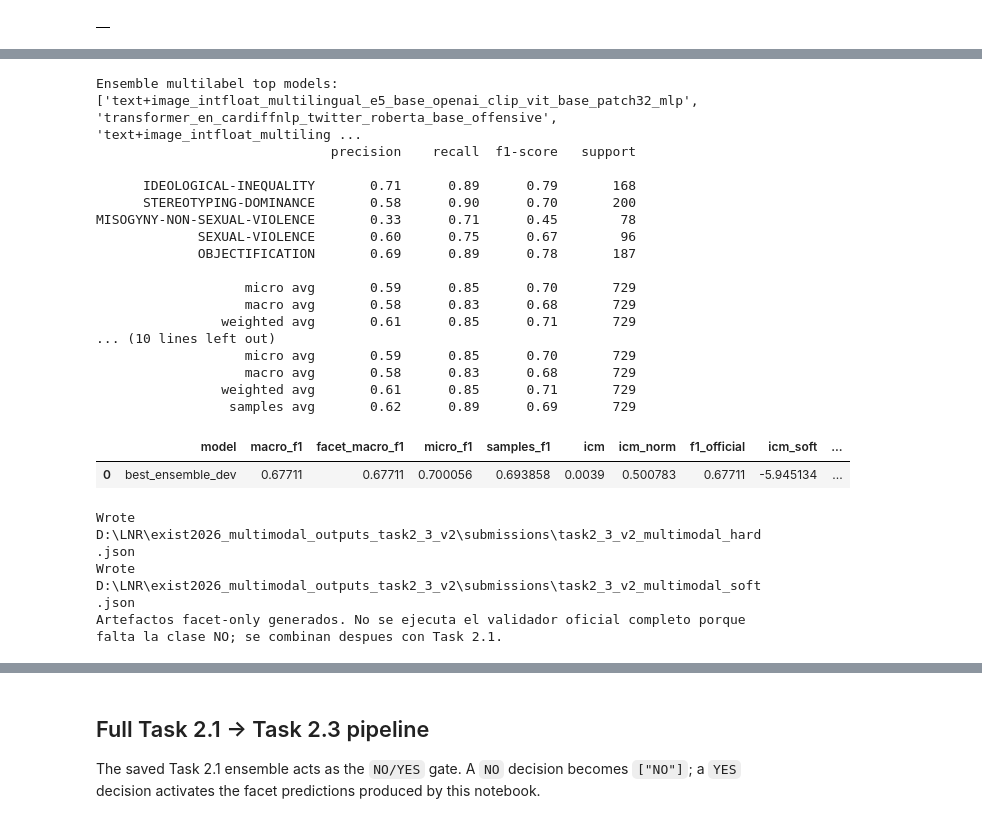
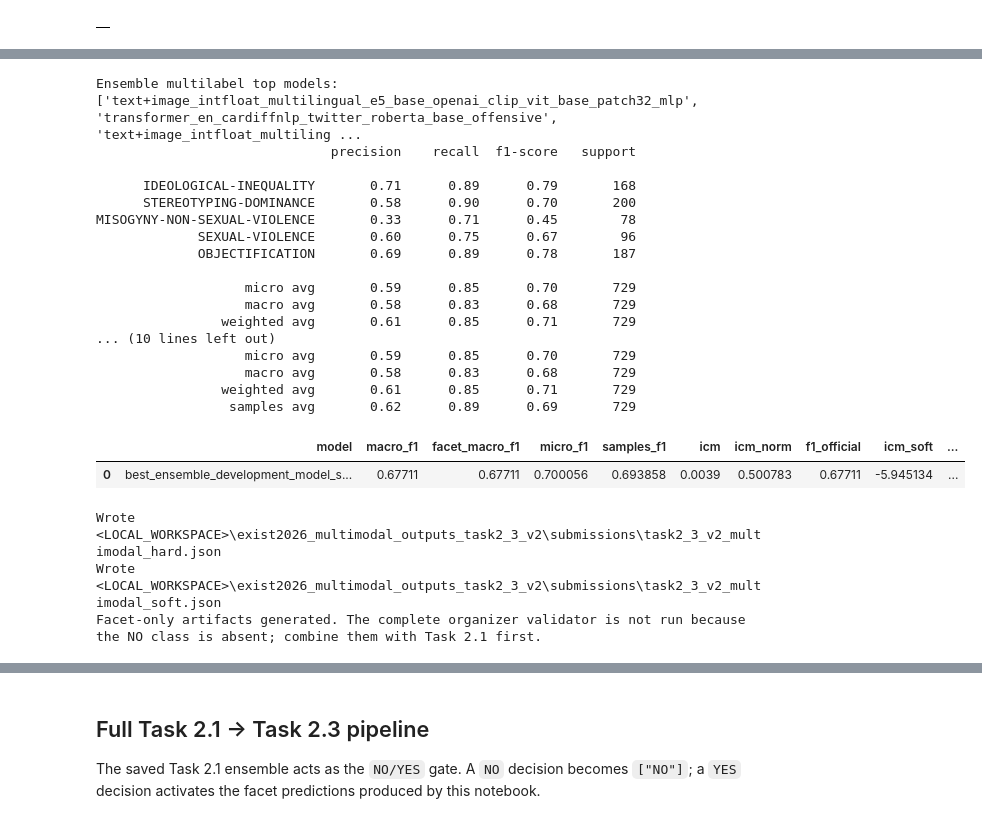
Before and after one commit to luistrge/exist-2026-multimodal-sexism, a Jupyter notebook: notebooks/04_task23_sexism_facets.ipynb, the cells around one changed output, grey strips where cells are left out. Drawn from its saved outputs; the diff is of its cells as text; code cells hidden in the pictures.

```diff
--- a/notebooks/04_task23_sexism_facets.ipynb
+++ b/notebooks/04_task23_sexism_facets.ipynb
@@ -133,7 +135,7 @@ for _cache_path in [
 ]:
     _cache_path.mkdir(parents=True, exist_ok=True)
 
-# Forzamos, no usamos setdefault: si el kernel hereda C:\Users\adria\.cache, lo sobreescribimos.
+# Override inherited cache paths so every artifact stays under OUTPUT_DIR.
 os.environ["HF_HOME"] = str(HF_HOME)
 os.environ["HF_HUB_CACHE"] = str(HF_HUB_CACHE)
 os.environ["HUGGINGFACE_HUB_CACHE"] = str(HF_HUB_CACHE)
@@ -340,33 +342,18 @@ DATA_ROOT_CANDIDATES = [
     WORKSPACE_ROOT / "EXIST 2026 Dataset V0.2" / "EXIST 2026 Memes Dataset",
     PROJECT_ROOT / "EXIST 2026 Memes Dataset",
     PROJECT_ROOT / "EXIST_2026_Memes_Dataset",
-    WORKSPACE_ROOT / "EXIST2026_memes" / "EXIST 2026 Memes Dataset",
-    WORKSPACE_ROOT / "EXIST2026_memes" / "EXIST_2026_Memes_Dataset",
     WORKSPACE_ROOT / "EXIST 2026 Memes Dataset",
     WORKSPACE_ROOT / "EXIST_2026_Memes_Dataset",
-    WORKSPACE_ROOT / "EXIST2026_final_project" / "EXIST2026_memes" / "EXIST 2026 Memes Dataset",
-    WORKSPACE_ROOT / "EXIST2026_final_project" / "EXIST2026_memes" / "EXIST_2026_Memes_Dataset",
-    Path("/content/drive/MyDrive/LNR/EXIST_2026_Memes_Dataset"),
-    Path("/content/drive/MyDrive/LNR/EXIST 2026 Memes Dataset"),
 ]
 
 GOLD_ROOT_CANDIDATES = [
     WORKSPACE_ROOT / "EXIST 2026 Dataset V0.2" / "evaluation" / "golds",
     PROJECT_ROOT / "evaluation" / "golds",
-    WORKSPACE_ROOT / "EXIST2026_memes" / "evaluation" / "golds",
     WORKSPACE_ROOT / "evaluation" / "golds",
-    WORKSPACE_ROOT / "EXIST2026_final_project" / "EXIST2026_memes" / "evaluation" / "golds",
-    Path("/content/drive/MyDrive/LNR/evaluation/golds"),
-    Path("/content/drive/MyDrive/LNR/EXIST2026_memes/evaluation/golds"),
-    Path("/content/drive/MyDrive/LNR/EXIST_2026_Memes_Dataset/evaluation/golds"),
 ]
 
 VALIDATOR_CANDIDATES = [
     WORKSPACE_ROOT / "EXIST 2026 Dataset V0.2" / "evaluation" / "exist2025_format_val_V0.2.py",
     PROJECT_ROOT / "evaluation" / "exist2025_format_val_V0.2.py",
-    WORKSPACE_ROOT / "EXIST2026_memes" / "evaluation" / "exist2025_format_val_V0.2.py",
     WORKSPACE_ROOT / "evaluation" / "exist2025_format_val_V0.2.py",
-    WORKSPACE_ROOT / "EXIST2026_final_project" / "EXIST2026_memes" / "evaluation" / "exist2025_format_val_V0.2.py",
-    Path("/content/drive/MyDrive/LNR/evaluation/exist2025_format_val_V0.2.py"),
-    Path("/content/drive/MyDrive/LNR/EXIST2026_memes/evaluation/exist2025_format_val_V0.2.py"),
 ]
@@ -591,11 +565,7 @@ def resolve_image_path(row, split_name):
         PROJECT_ROOT / "EXIST 2026 Memes Dataset" / split_dir / "memes",
         PROJECT_ROOT / "EXIST_2026_Memes_Dataset" / split_dir,
         PROJECT_ROOT / "EXIST_2026_Memes_Dataset" / split_dir / "memes",
-        WORKSPACE_ROOT / "EXIST2026_memes" / "EXIST 2026 Memes Dataset" / split_dir,
-        WORKSPACE_ROOT / "EXIST2026_memes" / "EXIST 2026 Memes Dataset" / split_dir / "memes",
         WORKSPACE_ROOT,
-        Path("/content/drive/MyDrive/LNR/EXIST_2026_Memes_Dataset") / split_dir,
-        Path("/content/drive/MyDrive/LNR/EXIST 2026 Memes Dataset") / split_dir,
     ]
     candidates = []
     path_memes = str(row.get("path_memes") or "")
@@ -697,9 +667,10 @@ GOLD_ROOT = find_gold_root()
 def load_gold_map(task_id, kind):
     if GOLD_ROOT is None:
         return {}
-    path = GOLD_ROOT / f"EXIST2025_training_task{task_id}_gold_{kind}.json"
-    if not path.exists():
+    matches = sorted(GOLD_ROOT.glob(f"*training_task{task_id}_gold_{kind}.json"))
+    if len(matches) != 1:
         return {}
+    path = matches[0]
     with open(path, encoding="utf-8") as f:
         records = json.load(f)
     return {str(rec["id"]): rec["value"] for rec in records}
@@ -2288,7 +2245,7 @@ if final_test_scores is None:
 
 print(final_metrics["report"])
 final_summary = pd.DataFrame([{
-    "model": "best_ensemble_dev",
+    "model": "best_ensemble_development_model_selection",
     "macro_f1": final_metrics["macro_f1"],
     "facet_macro_f1": final_metrics["facet_macro_f1"],
     "micro_f1": final_metrics["micro_f1"],
@@ -2299,7 +2256,7 @@ display(final_summary)
 final_summary.to_csv(OUTPUT_DIR / "task2_3_v2_final_dev_metrics.csv", index=False)
 save_score_artifact(OUTPUT_PREFIX, "final_selected_model", final_dev_scores, final_test_scores, thresholds=final_metrics["thresholds"], metadata={"kind": "final_selected"})
 hard_path, soft_path = export_multilabel_submission(final_test_scores, final_metrics, LABEL_NAMES, TASK_VARIANT_ID, OUTPUT_PREFIX)
-print("Artefactos facet-only generados. No se ejecuta el validador oficial completo porque falta la clase NO; se combinan despues con Task 2.1.")
+print("Facet-only artifacts generated. The complete organizer validator is not run because the NO class is absent; combine them with Task 2.1 first.")
 # %% [output]
 |  | model | modality | macro_f1 | facet_macro_f1 | micro_f1 | coverage | icm | icm_norm | f1_official | ... |
 | 0 | text+image_intfloat_multilingual_... | text+image | 0.654816 | 0.654816 | 0.675124 | 1.000000 | -0.362023 | 0.427357 | 0.654816 | ... |
@@ -2309,37 +2266,37 @@ print("Artefactos facet-only generados. No se ejecuta el validador oficial compl
 | 4 | text_intfloat_multilingual_e5_bas... | text | 0.646633 | 0.646633 | 0.665928 | 1.000000 | -0.446575 | 0.410391 | 0.646633 | ... |
 | 5 | text+image_intfloat_multilingual_... | text+image | 0.646404 | 0.646404 | 0.684332 | 1.000000 | -0.158693 | 0.468157 | 0.646404 | ... |
 | 6 | text+image_intfloat_multilingual_... | text+image | 0.643321 | 0.643321 | 0.668845 | 1.000000 | -0.332130 | 0.433355 | 0.643321 | ... |
 | 7 | text_intfloat_multilingual_e5_bas... | text | 0.639465 | 0.639465 | 0.651187 | 1.000000 | -0.652563 | 0.369057 | 0.639465 | ... |
 | 8 | text_intfloat_multilingual_e5_bas... | text | 0.637837 | 0.637837 | 0.668860 | 1.000000 | -0.393244 | 0.421092 | 0.637837 | ... |
 | 9 | text+image_sentence_transformers_... | text+image | 0.636111 | 0.636111 | 0.668923 | 1.000000 | -0.323647 | 0.435057 | 0.636111 | ... |
 | ... | ... | ... | ... | ... | ... | ... | ... | ... | ... | ... |
 | 15 | text+image_sentence_transformers_... | text+image | 0.626996 | 0.626996 | 0.661637 | 1.000000 | -0.415490 | 0.416628 | 0.626996 | ... |
 | 16 | text+image_sentence_transformers_... | text+image | 0.626996 | 0.626996 | 0.661637 | 1.000000 | -0.415490 | 0.416628 | 0.626996 | ... |
 | 17 | text+image_sentence_transformers_... | text+image | 0.626996 | 0.626996 | 0.661637 | 1.000000 | -0.415490 | 0.416628 | 0.626996 | ... |
 | 18 | text+image_sentence_transformers_... | text+image | 0.626996 | 0.626996 | 0.661637 | 1.000000 | -0.415490 | 0.416628 | 0.626996 | ... |
 | 19 | text+image_sentence_transformers_... | text+image | 0.626996 | 0.626996 | 0.661637 | 1.000000 | -0.415490 | 0.416628 | 0.626996 | ... |
 Ensemble multilabel top models: ['text+image_intfloat_multilingual_e5_base_openai_clip_vit_base_patch32_mlp', 'transformer_en_cardiffnlp_twitter_roberta_base_offensive', 'text+image_intfloat_multiling ...
                               precision    recall  f1-score   support
 
       IDEOLOGICAL-INEQUALITY       0.71      0.89      0.79       168
       STEREOTYPING-DOMINANCE       0.58      0.90      0.70       200
 MISOGYNY-NON-SEXUAL-VIOLENCE       0.33      0.71      0.45        78
              SEXUAL-VIOLENCE       0.60      0.75      0.67        96
              OBJECTIFICATION       0.69      0.89      0.78       187
 
                    micro avg       0.59      0.85      0.70       729
                    macro avg       0.58      0.83      0.68       729
                 weighted avg       0.61      0.85      0.71       729
 ... (10 lines left out)
                    micro avg       0.59      0.85      0.70       729
                    macro avg       0.58      0.83      0.68       729
                 weighted avg       0.61      0.85      0.71       729
                  samples avg       0.62      0.89      0.69       729
 |  | model | macro_f1 | facet_macro_f1 | micro_f1 | samples_f1 | icm | icm_norm | f1_official | icm_soft | ... |
-| 0 | best_ensemble_dev | 0.67711 | 0.67711 | 0.700056 | 0.693858 | 0.0039 | 0.500783 | 0.67711 | -5.945134 | ... |
+| 0 | best_ensemble_development_model_s... | 0.67711 | 0.67711 | 0.700056 | 0.693858 | 0.0039 | 0.500783 | 0.67711 | -5.945134 | ... |
-Wrote D:\LNR\exist2026_multimodal_outputs_task2_3_v2\submissions\task2_3_v2_multimodal_hard.json
-Wrote D:\LNR\exist2026_multimodal_outputs_task2_3_v2\submissions\task2_3_v2_multimodal_soft.json
-Artefactos facet-only generados. No se ejecuta el validador oficial completo porque falta la clase NO; se combinan despues con Task 2.1.
+Wrote <LOCAL_WORKSPACE>\exist2026_multimodal_outputs_task2_3_v2\submissions\task2_3_v2_multimodal_hard.json
+Wrote <LOCAL_WORKSPACE>\exist2026_multimodal_outputs_task2_3_v2\submissions\task2_3_v2_multimodal_soft.json
+Facet-only artifacts generated. The complete organizer validator is not run because the NO class is absent; combine them with Task 2.1 first.
 # %%
 dev_pred = final_metrics["pred"]
 errors = dev_df[["id_EXIST", "lang", "text", "image_path", "labels"]].copy()
```
Also changed, not shown: parts of 12 cells of this notebook, 39 other files.
